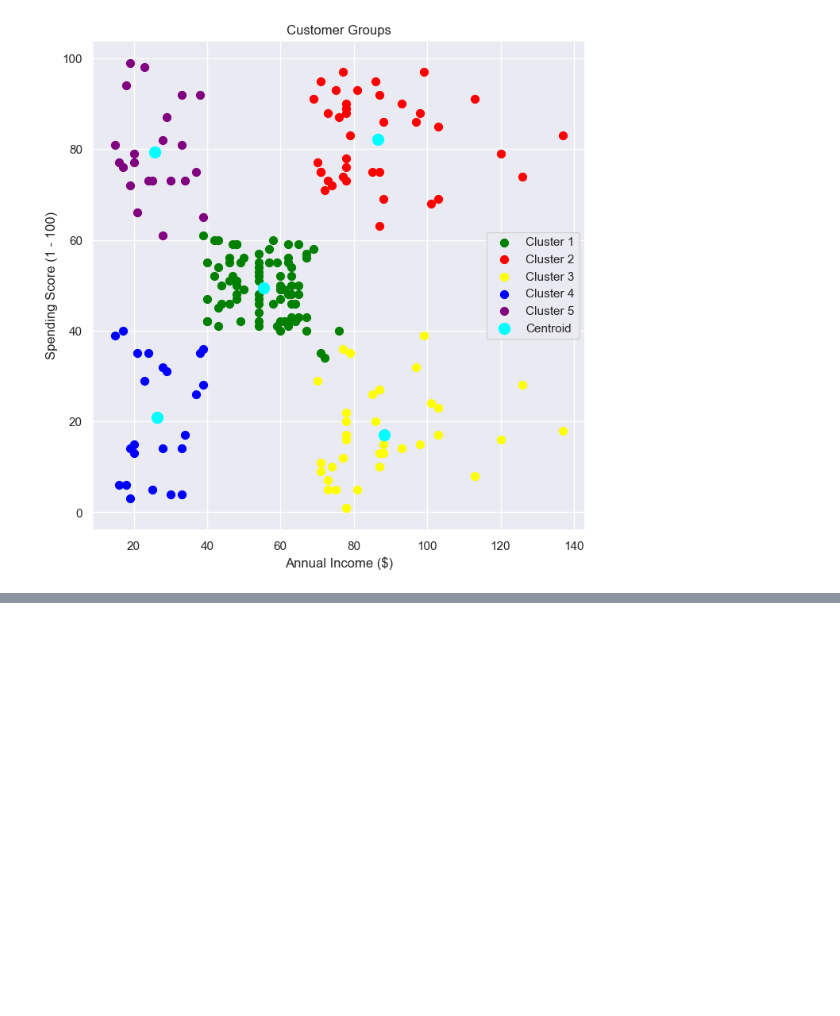
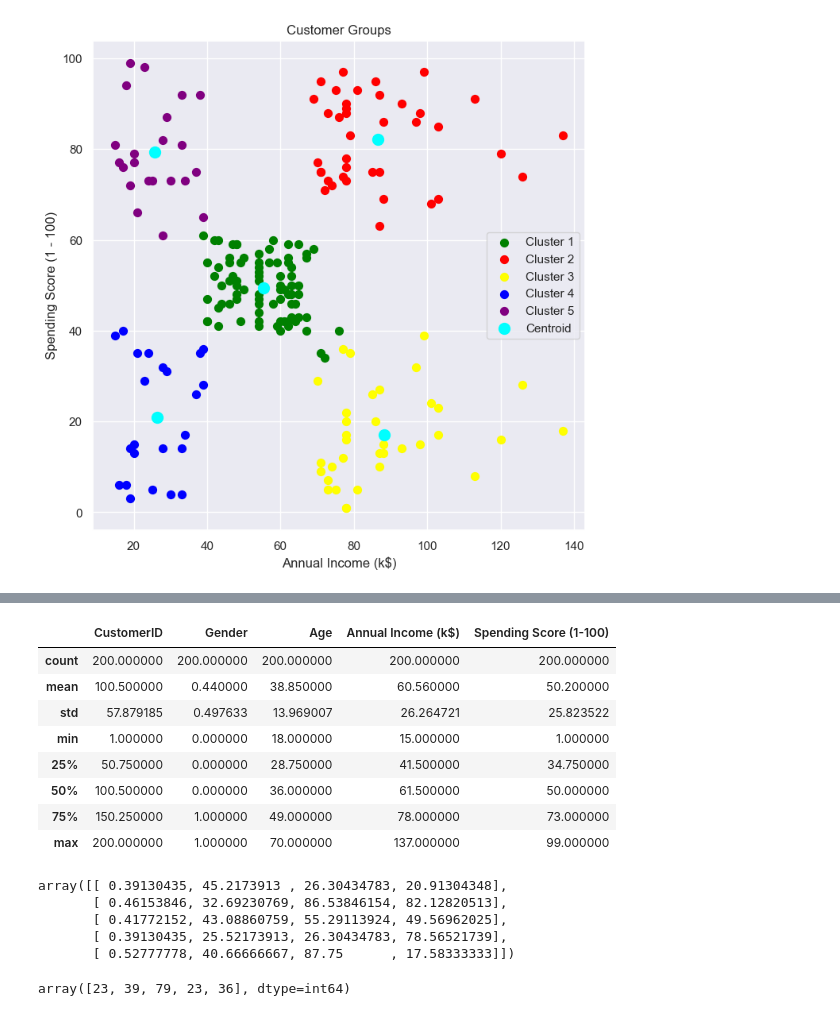
Before and after one commit to xinyuezhang95/DSProjects, a Jupyter notebook: Clustering_Projects/Customer Segmentation using K-Means Clustering.ipynb, the cells around one changed output, grey strips where cells are left out. Drawn from its saved outputs; the diff is of its cells as text; code cells hidden in the pictures; blank space fills up the shorter version.

```diff
--- a/Clustering_Projects/Customer Segmentation using K-Means Clustering.ipynb
+++ b/Clustering_Projects/Customer Segmentation using K-Means Clustering.ipynb
@@ -162,0 +167,3 @@ We can make business decisions and lead more targeted marketing campaigns based
+# %%
+# Given that the Gender column is string, let's first convert it to float
+encoder = LabelEncoder()
@@ -162,0 +246,26 @@ We can make business decisions and lead more targeted marketing campaigns based
+# %%
+customer_data_copy.describe()
+# %% [output]
+|  | CustomerID | Gender | Age | Annual Income (k$) | Spending Score (1-100) |
+| count | 200.000000 | 200.000000 | 200.000000 | 200.000000 | 200.000000 |
+| mean | 100.500000 | 0.440000 | 38.850000 | 60.560000 | 50.200000 |
+| std | 57.879185 | 0.497633 | 13.969007 | 26.264721 | 25.823522 |
+| min | 1.000000 | 0.000000 | 18.000000 | 15.000000 | 1.000000 |
+| 25% | 50.750000 | 0.000000 | 28.750000 | 41.500000 | 34.750000 |
+| 50% | 100.500000 | 0.000000 | 36.000000 | 61.500000 | 50.000000 |
+| 75% | 150.250000 | 1.000000 | 49.000000 | 78.000000 | 73.000000 |
+| max | 200.000000 | 1.000000 | 70.000000 | 137.000000 | 99.000000 |
+# %%
+kmeans_all.cluster_centers_
+# %% [output]
+array([[ 0.39130435, 45.2173913 , 26.30434783, 20.91304348],
+       [ 0.46153846, 32.69230769, 86.53846154, 82.12820513],
+       [ 0.41772152, 43.08860759, 55.29113924, 49.56962025],
+       [ 0.39130435, 25.52173913, 26.30434783, 78.56521739],
+       [ 0.52777778, 40.66666667, 87.75      , 17.58333333]])
+# %%
+labels = kmeans_all.labels_
+clusterCount = np.bincount(labels)
+clusterCount
+# %% [output]
+array([23, 39, 79, 23, 36], dtype=int64)
```
Also changed, not shown: parts of 21 cells of this notebook.
